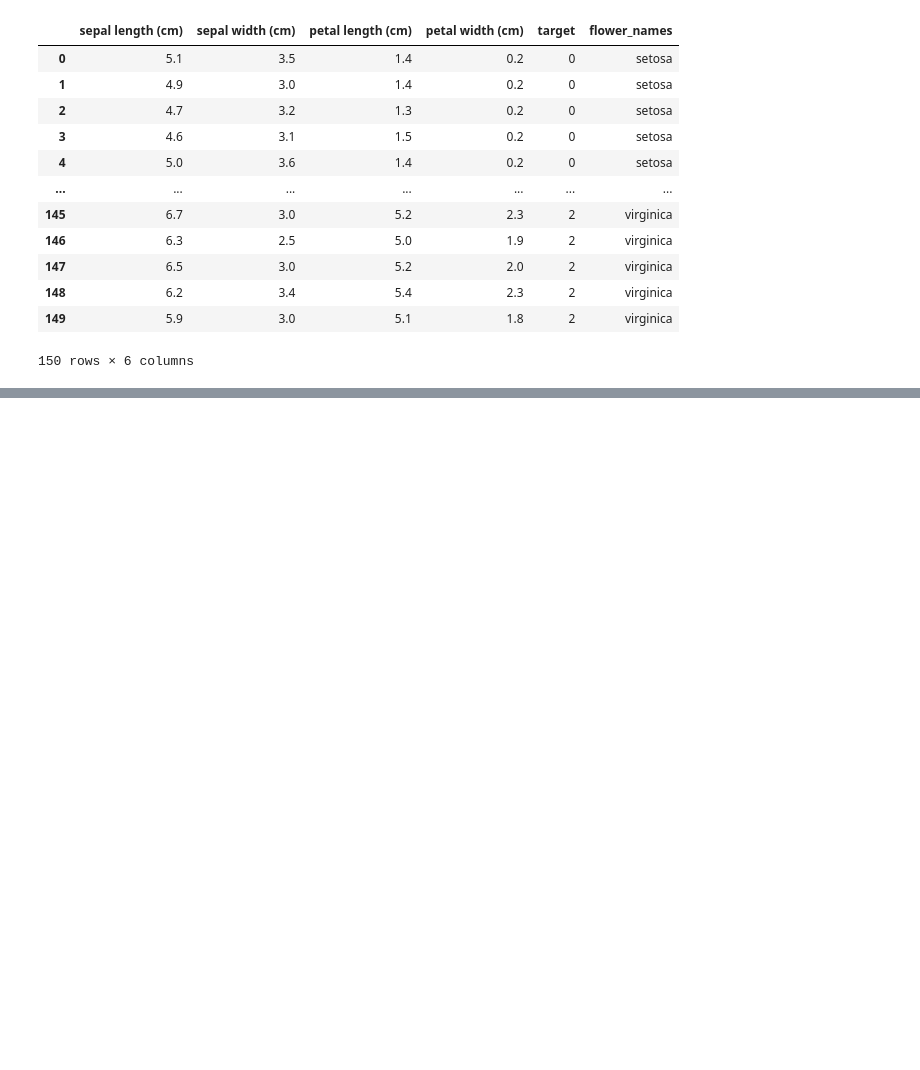
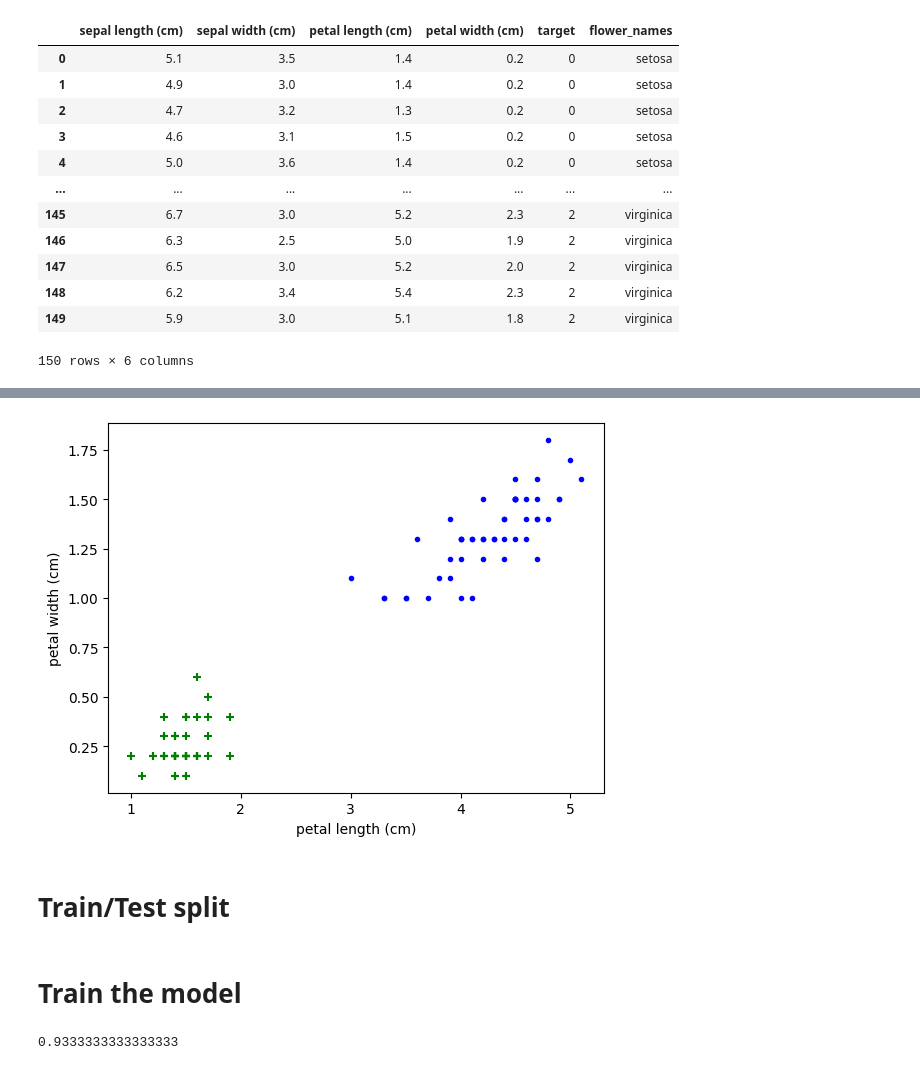
Before and after one commit to sbborusu/530pm_Agentic_Ai_Batch_7thApril, a Jupyter notebook: CB_SupportVectorClassification.ipynb, the cells around one changed output, grey strips where cells are left out. Saved outputs shown, nothing was run; the diff lists cells and outputs as text; code cells hidden in the pictures; blank space fills up the shorter version.

```diff
--- a/CB_SupportVectorClassification.ipynb
+++ b/CB_SupportVectorClassification.ipynb
@@ -124,0 +146,11 @@ df
+# %%
+plt.scatter(df0['petal length (cm)'], df0['petal width (cm)'], color = 'green', marker = '+')
+plt.scatter(df1['petal length (cm)'], df1['petal width (cm)'], color = 'blue', marker = '.')
+#plt.scatter(df2['sepal length (cm)'], df2['sepal width (cm)'], color = 'green', marker = '+')
+plt.xlabel('petal length (cm)')
+plt.ylabel('petal width (cm)')
+plt.show()
+# %% [output]
+[figure, added]
+# %% [markdown]
+# Train/Test split
@@ -124,0 +160,8 @@ df
+# %% [markdown]
+# Train the model
+# %%
+model = SVC()
+model.fit(X_train, y_train)
+model.score(X_test, y_test)
+# %% [output]
+0.9333333333333333
```
Also changed, not shown: parts of 6 cells of this notebook.
